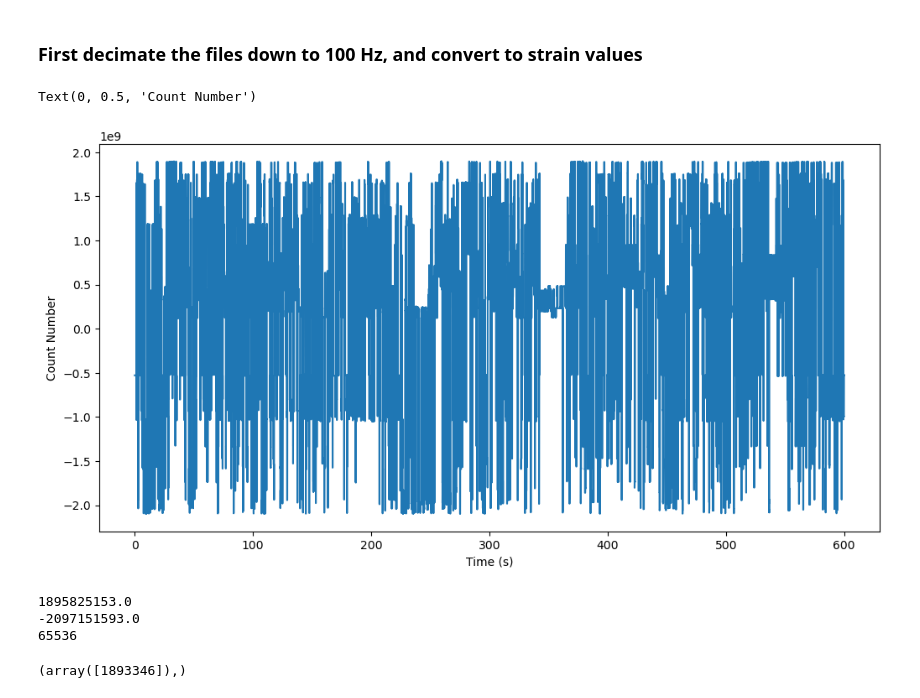
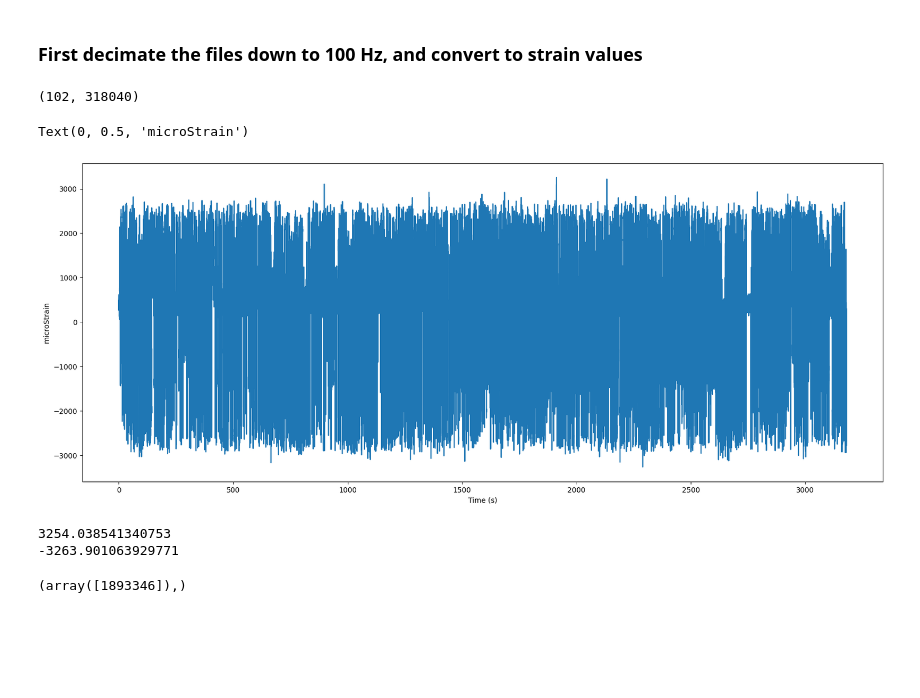
Before and after one commit to jamesterryxu/oklahoma-wind-turbine, a Jupyter notebook: python/das-wrapping.ipynb, the cells around one changed output. Cells and saved outputs as stored; diff of their text form; code cells hidden in the pictures; blank space fills up the shorter version.

```diff
--- a/python/das-wrapping.ipynb
+++ b/python/das-wrapping.ipynb
@@ -16,4 +16,4 @@ from utils.utils import *
 # Put link to data Berkeley Box and file name
 dir_brake = r'D:\das-data-oklahoma\prelim-test\recording_2023-06-06T11_16_40-0500'
 # %%
-strain_brake, time_brake = load_decim_data(dir_brake + '/' + 'sensor_2023-06-06T111659-0500_decimated100hz_compiled.h5')
+strain_brake, time_brake = load_decim_data(dir_brake,'sensor_2023-06-06T111659-0500_decimated100hz_compiled')
@@ -24,18 +20,23 @@ nt,nch = np.shape(raw_data)
+# %%
+np.shape(strain_brake)
+# %% [output]
+(102, 318040)
+# %%
+nch,nt = np.shape(strain_brake)
 # %%
-fig,axs = plt.subplots(1,1,figsize=(12,6))
-axs.plot(np.linspace(0,nt/5000,nt),raw_data[:,4])
+fig,axs = plt.subplots(1,1,figsize=(20,8))
+axs.plot(np.linspace(0,nt/100,nt),strain_brake[4,:])
 axs.set_xlabel('Time (s)')
-axs.set_ylabel('Count Number')
+axs.set_ylabel('microStrain')
 # %% [output]
-Text(0, 0.5, 'Count Number')
+Text(0, 0.5, 'microStrain')
-[figure, old version]
+[figure, new version]
 # %%
-print(np.max(raw_data[:,4]))
-print(np.min(raw_data[:,4]))
+print(np.max(strain_brake[4,:]))
+print(np.min(strain_brake[4,:]))
 # %% [output]
-1895825153.0
--2097151593.0
-65536
+3254.038541340753
+-3263.901063929771
 # %%
 np.where(raw_data[:,4] == np.max(raw_data[:,4]))
 # %% [output]
```
Also changed, not shown: parts of 8 cells of this notebook.
